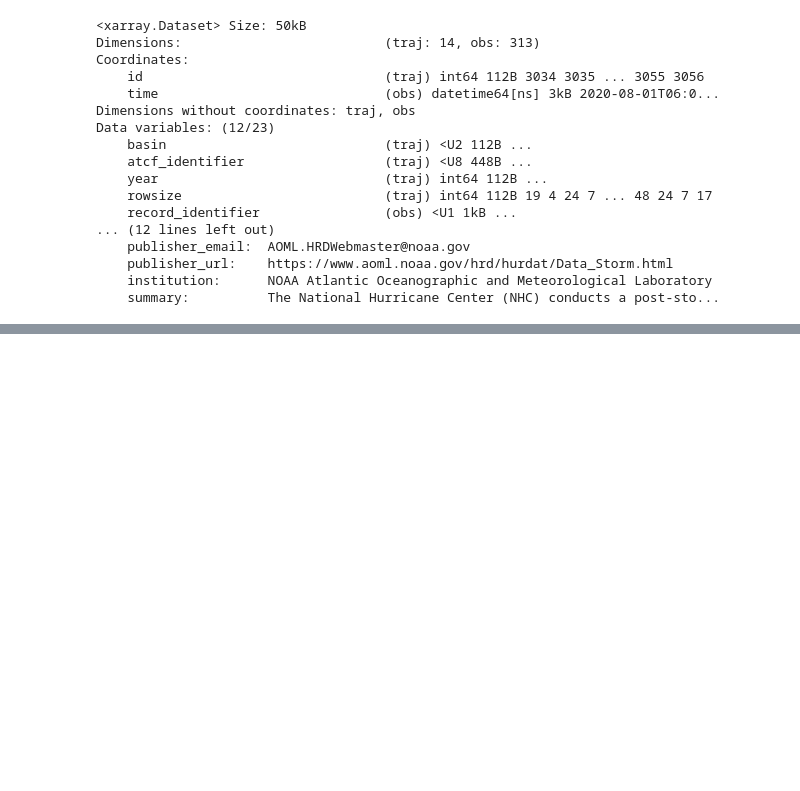
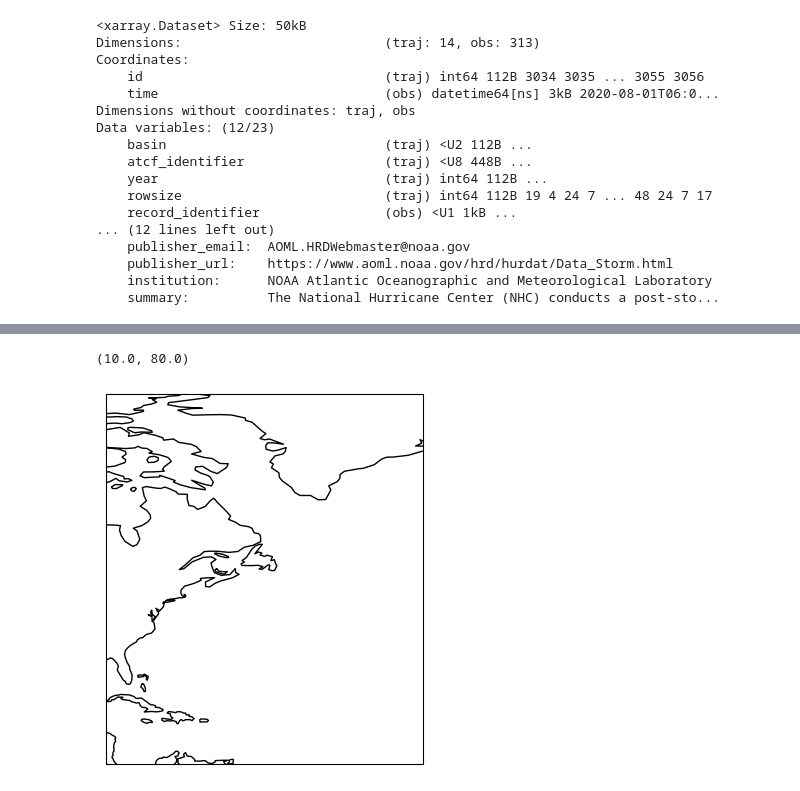
Before and after one commit to Cloud-Drift/hurdat2-get-started, a Jupyter notebook: hurdat2_get_started.ipynb, the cells around one changed output, grey strips where cells are left out. Drawn from its saved outputs; the diff is of its cells as text; code cells hidden in the pictures; blank space fills up the shorter version.

```diff
--- a/hurdat2_get_started.ipynb
+++ b/hurdat2_get_started.ipynb
@@ -121,0 +186,15 @@ for idx, traj_id in enumerate(traj_ids):
+# %%
+import cartopy.crs as ccrs  # cartopy for projecting our dataset onto different map projections
+import matplotlib.pyplot as plt # is an standard plotting library
+import matplotlib.animation as animation
+
+fig = plt.figure()
+
+ax = fig.subplots(subplot_kw=dict(projection=ccrs.PlateCarree(central_longitude=-5)))
+ax.coastlines()
+
+ax.set_xlim((-80, -20))
+ax.set_ylim((10, 80))
+# %% [output]
+(10.0, 80.0)
+[figure, added]
```
Also changed, not shown: parts of 15 cells of this notebook, 1 other file.
